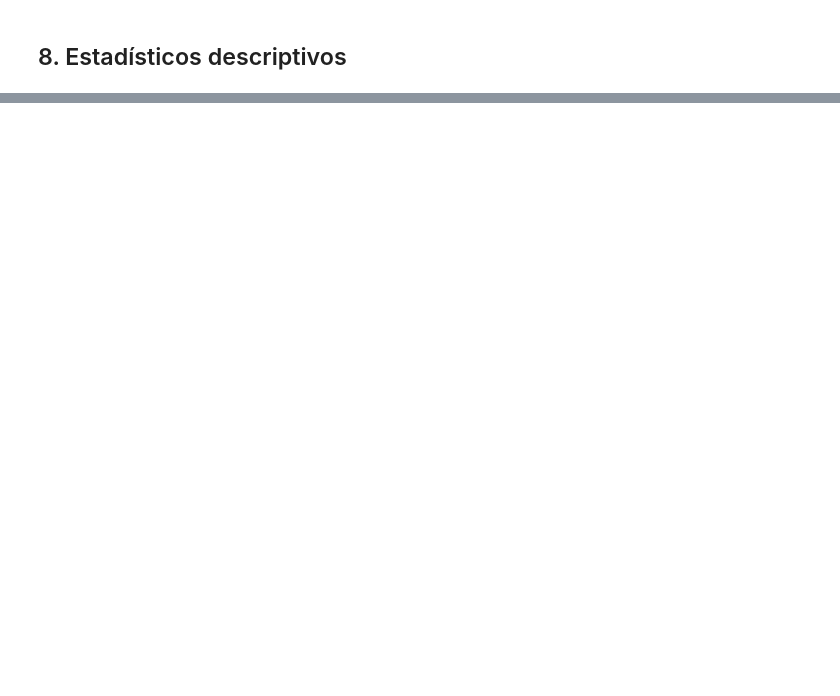
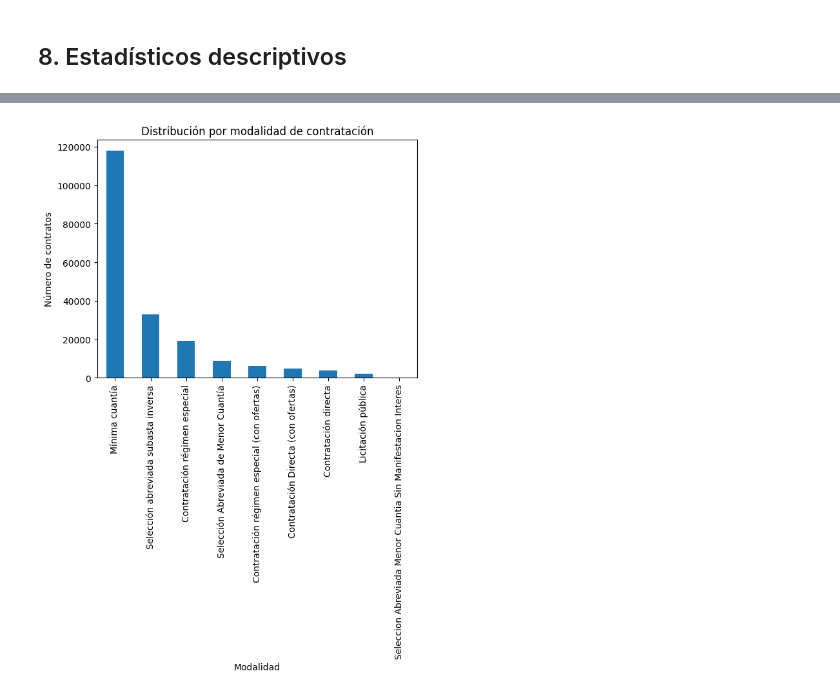
Before and after one commit to lvfonsecaa/taller-1-ciencia-datos, a Jupyter notebook: notebooks/01_entendimiento_datos.ipynb, the cells around one changed output, grey strips where cells are left out. Cells and saved outputs as stored; diff of their text form; code cells hidden in the pictures; blank space fills up the shorter version.

```diff
--- a/notebooks/01_entendimiento_datos.ipynb
+++ b/notebooks/01_entendimiento_datos.ipynb
@@ -117,0 +397,9 @@ else:
+# %%
+df["modalidad_de_contratacion"].value_counts().plot(kind="bar")
+
+plt.title("Distribución por modalidad de contratación")
+plt.xlabel("Modalidad")
+plt.ylabel("Número de contratos")
+plt.show()
+# %% [output]
+[figure, added]
```
Also changed, not shown: parts of 40 cells of this notebook.
